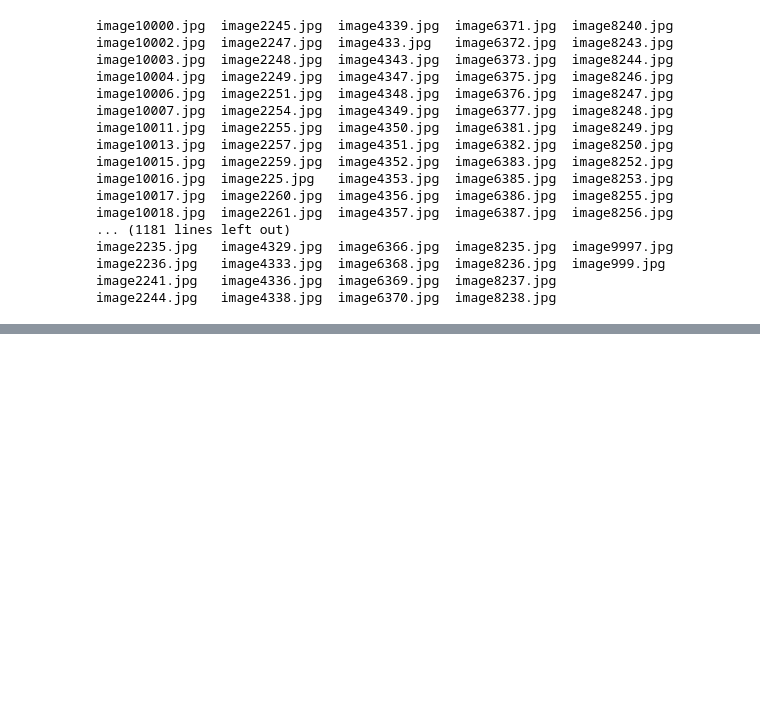
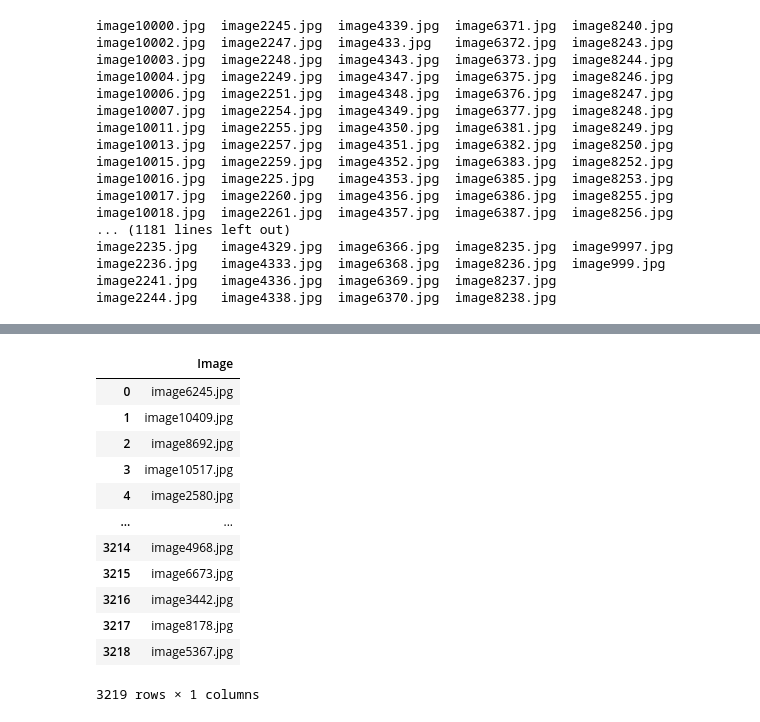
Before and after one commit to sf-rahul/Tensorflow, a Jupyter notebook: HackerearthChalane.ipynb, the cells around one changed output, grey strips where cells are left out. Drawn from its saved outputs; the diff is of its cells as text; code cells hidden in the pictures; blank space fills up the shorter version.

```diff
--- a/HackerearthChalane.ipynb
+++ b/HackerearthChalane.ipynb
@@ -58,0 +172,16 @@ image2244.jpg   image4338.jpg  image6370.jpg  image8238.jpg
+# %%
+test_csv
+# %% [output]
+|  | Image |
+| 0 | image6245.jpg |
+| 1 | image10409.jpg |
+| 2 | image8692.jpg |
+| 3 | image10517.jpg |
+| 4 | image2580.jpg |
+| ... | ... |
+| 3214 | image4968.jpg |
+| 3215 | image6673.jpg |
+| 3216 | image3442.jpg |
+| 3217 | image8178.jpg |
+| 3218 | image5367.jpg |
+3219 rows × 1 columns
```
Also changed, not shown: parts of 14 cells of this notebook.
